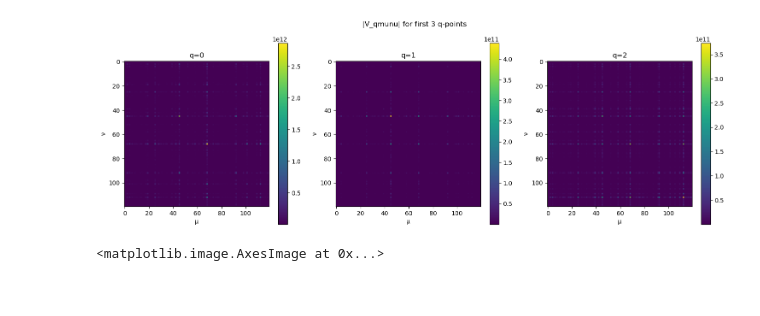
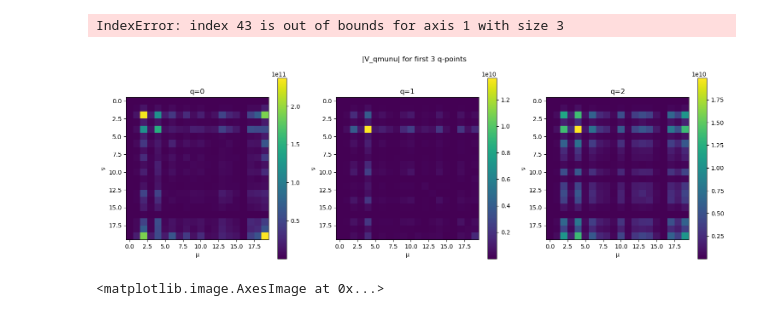
Before and after one commit to jackmcarthur/isdf_cohsex, a Jupyter notebook: debugarrays.ipynb, the cells around one changed output. Drawn from its saved outputs; the diff is of its cells as text; code cells hidden in the pictures.

```diff
--- a/debugarrays.ipynb
+++ b/debugarrays.ipynb
@@ -42,0 +52,7 @@ array([2.33000080e+06+5.69065890e-11j, 1.93488206e+09-9.19984432e-09j,
+# %%
+for i in range(9):
+    print(np.sum(np.abs(Gkval_mu_nu[0,i%3,i//3,0,:,:,:,:])))
+
+
+for i in range(9):
+    print(np.sum(np.abs(sigma_munu[0,i,:])))
@@ -43,18 +78,24 @@ array([2.33000080e+06+5.69065890e-11j, 1.93488206e+09-9.19984432e-09j,
+# %%
+# For a 3x3 array
+padded = np.pad(V_qmunu[:,43,43].reshape(3,3), ((0,3), (0,3)), mode='constant', constant_values=0)
+plt.imshow(np.abs(np.fft.ifftn(padded)))
+# %% [output]
+IndexError: index 43 is out of bounds for axis 1 with size 3
 # %%
 fig, axes = plt.subplots(1, 3, figsize=(15, 5))
 fig.suptitle('|V_qmunu| for first 3 q-points')
 
 for i in range(3):
-    im = axes[i].imshow(np.abs(V_qmunu[i,:120,:120]), cmap='viridis')
+    im = axes[i].imshow(np.abs(V_qmunu[i,:20,:20]), cmap='viridis')
     axes[i].set_title(f'q={i}')
     plt.colorbar(im, ax=axes[i])
     axes[i].set_xlabel('μ')
     axes[i].set_ylabel('ν')
 
 plt.tight_layout()
 plt.show()
 # %% [output]
-[figure, old version]
+[figure, new version]
 # %%
 plt.imshow(Gkval_mu_nu[0,:,:,0,1,4,1,5].real)
 # %% [output]
```
Also changed, not shown: parts of 5 cells of this notebook, 7 other files.
